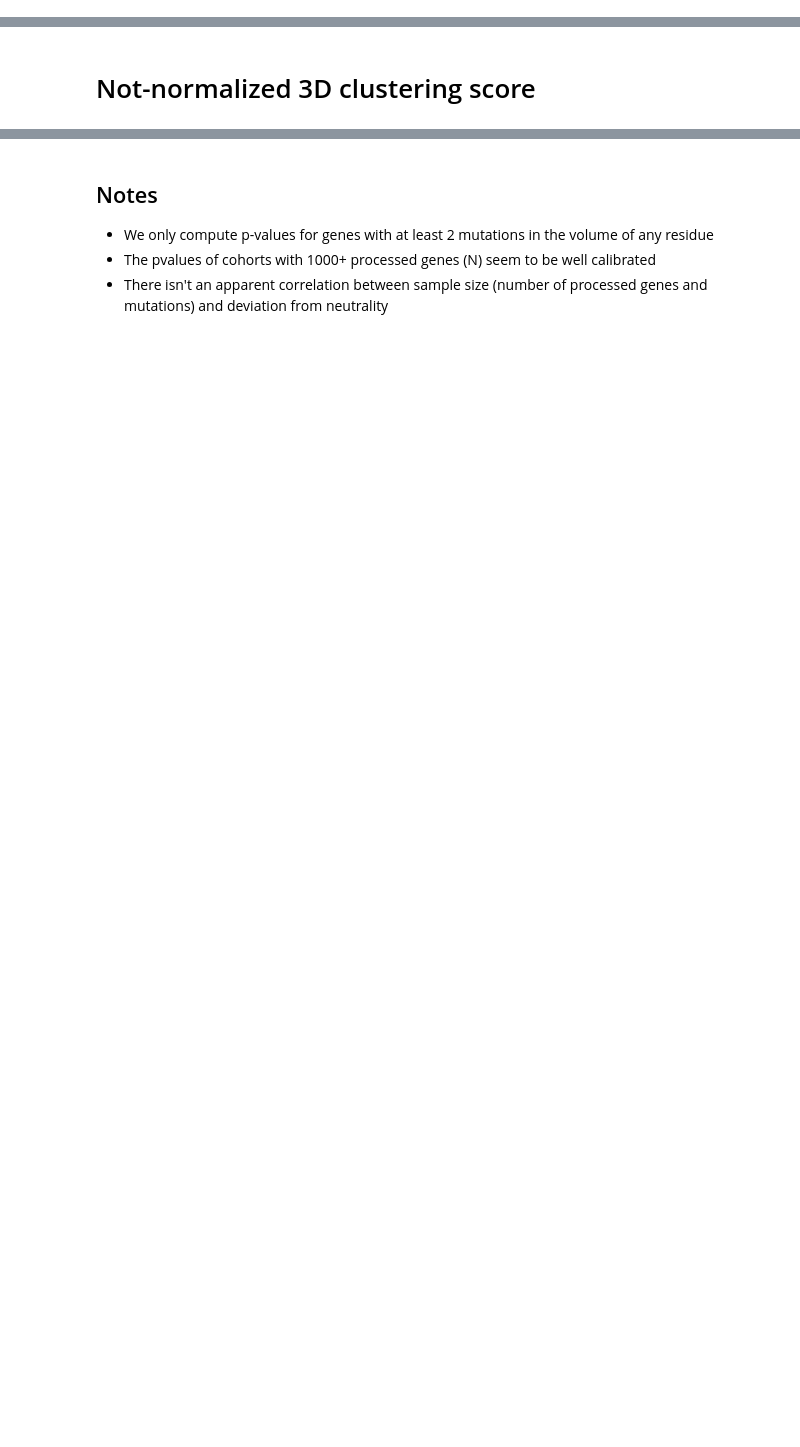
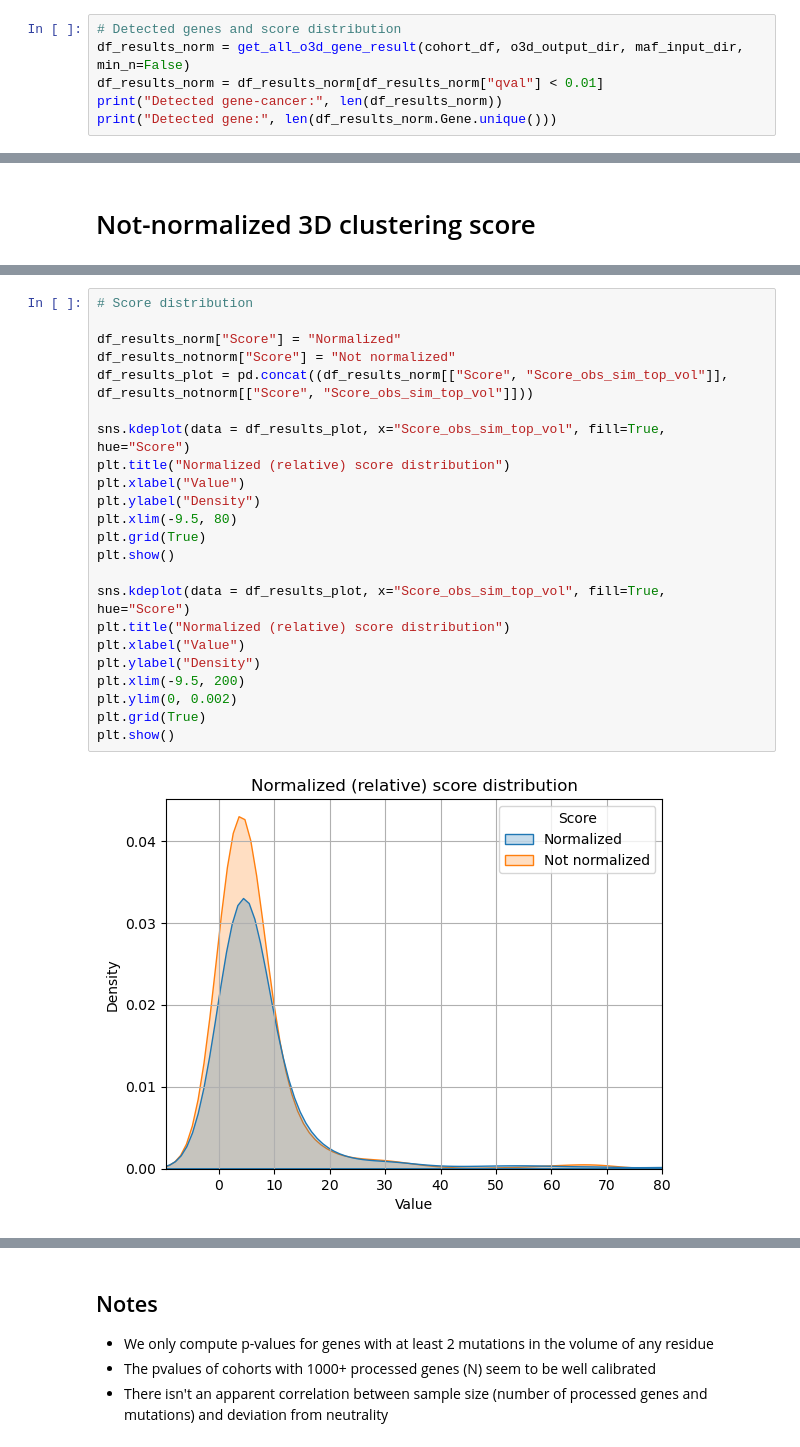
Before and after one commit to bbglab/oncodrive3d_paper, a Jupyter notebook: review_01/qqplots/qq_plots.ipynb, the cells around one changed output, grey strips where cells are left out. Saved outputs shown, nothing was run; the diff lists cells and outputs as text; blank space fills up the shorter version.

```diff
--- a/review_01/qqplots/qq_plots.ipynb
+++ b/review_01/qqplots/qq_plots.ipynb
@@ -253,3 +256,9 @@ Path doesn't exist: /workspace/projects/clustering_3d/o3d_analysys/datasets//out
 [figure]
 [figure]
 [figure]
+# %%
+# Detected genes and score distribution
+df_results_norm = get_all_o3d_gene_result(cohort_df, o3d_output_dir, maf_input_dir, min_n=False)
+df_results_norm = df_results_norm[df_results_norm["qval"] < 0.01]
+print("Detected gene-cancer:", len(df_results_norm))
+print("Detected gene:", len(df_results_norm.Gene.unique()))
@@ -257,0 +380,25 @@ Path doesn't exist: /workspace/projects/clustering_3d/o3d_analysys/datasets//out
+# %%
+# Score distribution
+
+df_results_norm["Score"] = "Normalized"
+df_results_notnorm["Score"] = "Not normalized"
+df_results_plot = pd.concat((df_results_norm[["Score", "Score_obs_sim_top_vol"]], df_results_notnorm[["Score", "Score_obs_sim_top_vol"]]))
+
+sns.kdeplot(data = df_results_plot, x="Score_obs_sim_top_vol", fill=True, hue="Score")
+plt.title("Normalized (relative) score distribution")
+plt.xlabel("Value")
+plt.ylabel("Density")
+plt.xlim(-9.5, 80)
+plt.grid(True)
+plt.show()
+
+sns.kdeplot(data = df_results_plot, x="Score_obs_sim_top_vol", fill=True, hue="Score")
+plt.title("Normalized (relative) score distribution")
+plt.xlabel("Value")
+plt.ylabel("Density")
+plt.xlim(-9.5, 200)
+plt.ylim(0, 0.002)
+plt.grid(True)
+plt.show()
+# %% [output]
+[figure, added]
```
Also changed, not shown: parts of 13 cells of this notebook.
